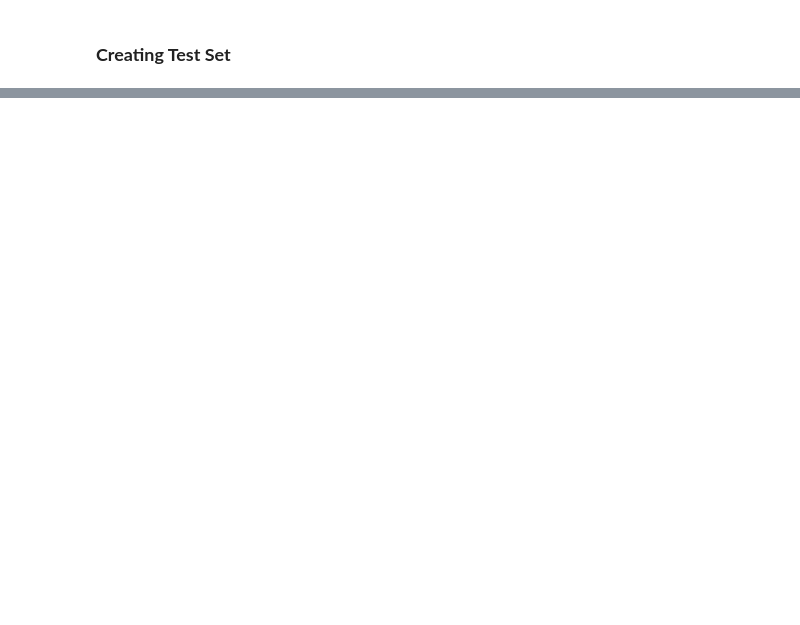
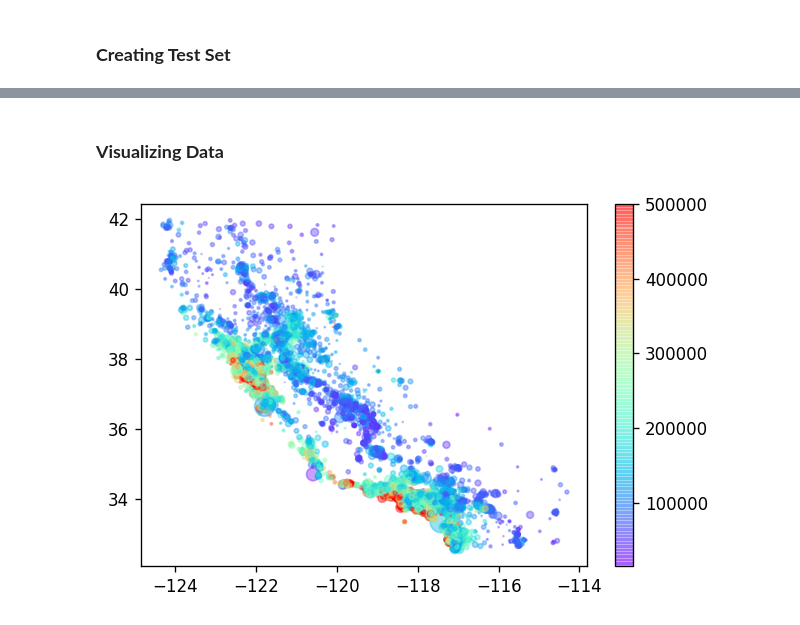
Before and after one commit to nabeel-hasan/Machine-Learning-Algorithms, a Jupyter notebook: 1.Understanding_Data.ipynb, the cells around one changed output, grey strips where cells are left out. Saved outputs shown, nothing was run; the diff lists cells and outputs as text; code cells hidden in the pictures; blank space fills up the shorter version.

```diff
--- a/1.Understanding_Data.ipynb
+++ b/1.Understanding_Data.ipynb
@@ -102,0 +153,8 @@ plt.show()
+# %%
+# stratified sampling
+from sklearn.model_selection import StratifiedShuffleSplit
+
+split = StratifiedShuffleSplit(n_splits = 2, test_size = 0.15, random_state = 12)  # n_splits give number of test and train sets
+                                                                                   # nsplits will give 2 train set and 2 test set
+for train_ix, test_ix in split.split(housing, housing['income_cat']):# housing[income] on which the stratums are made
+    print("TRAIN:", train_ix, "TEST:", test_ix)
@@ -102,0 +164,4 @@ plt.show()
+# %%
+for train_ix, test_ix in split.split(housing, housing['income_cat']):
+    strat_train = housing.loc[train_ix]
+    strat_test = housing.loc[test_ix]
@@ -102,0 +188,11 @@ plt.show()
+# %% [markdown]
+### **Visualizing Data**
+# %%
+# making a copy of training data so that we dont harm the training data
+housing = strat_train.copy()
+fig = plt.figure(dpi = 120)
+plt.scatter( x = housing['longitude'], y = housing['latitude'], alpha = 0.4,
+             s = housing['population']/200, c = housing["median_house_value"], cmap = 'rainbow')
+plt.colorbar();
+# %% [output]
+[figure, added]
```
Also changed, not shown: parts of 15 cells of this notebook.
